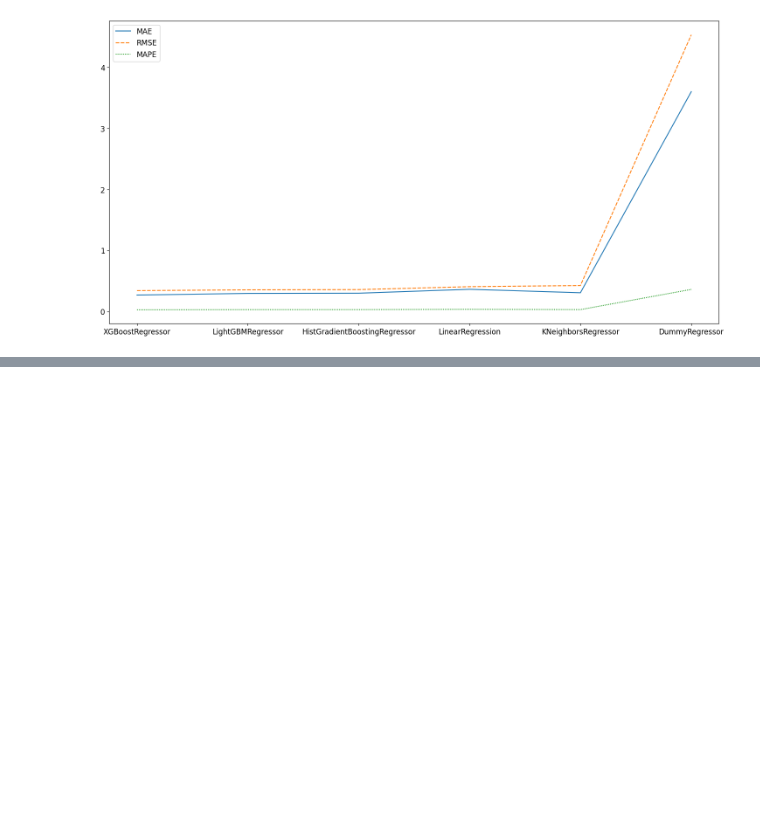
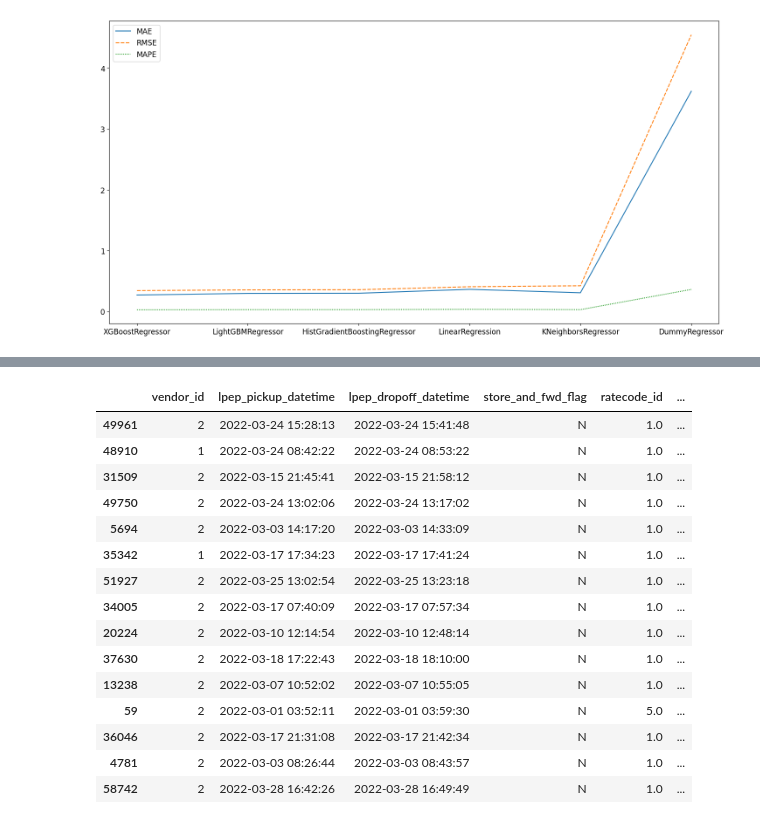
Before and after one commit to cenciati/predict-taxi-fare, a Jupyter notebook: notebooks/experiment-01.ipynb, the cells around one changed output, grey strips where cells are left out. Saved outputs shown, nothing was run; the diff lists cells and outputs as text; code cells hidden in the pictures; blank space fills up the shorter version.

```diff
--- a/notebooks/experiment-01.ipynb
+++ b/notebooks/experiment-01.ipynb
@@ -806,0 +1046,33 @@ sns.lineplot(data=df_model_comparison)
+# %%
+# Prepare final dataset to further analysis
+joined_test_data: pd.DataFrame = pd.merge( # Dataframe containing only rows with predictions
+    left=test_data,
+    right=X_test,
+    on="id",
+    how="inner",
+    suffixes=["", "_x"]
+)
+joined_test_data = joined_test_data.loc[:, test_data.columns] # Delete duplicated columns
+joined_test_data["predictions"] = y_hat
+joined_test_data.style.set_properties( # Highlight target columns
+    subset=["total_amount", "predictions"],
+    **{"background-color": "red"}
+)
+joined_test_data.sample(15)
+# %% [output]
+|  | vendor_id | lpep_pickup_datetime | lpep_dropoff_datetime | store_and_fwd_flag | ratecode_id | ... |
+| 49961 | 2 | 2022-03-24 15:28:13 | 2022-03-24 15:41:48 | N | 1.0 | ... |
+| 48910 | 1 | 2022-03-24 08:42:22 | 2022-03-24 08:53:22 | N | 1.0 | ... |
+| 31509 | 2 | 2022-03-15 21:45:41 | 2022-03-15 21:58:12 | N | 1.0 | ... |
+| 49750 | 2 | 2022-03-24 13:02:06 | 2022-03-24 13:17:02 | N | 1.0 | ... |
+| 5694 | 2 | 2022-03-03 14:17:20 | 2022-03-03 14:33:09 | N | 1.0 | ... |
+| 35342 | 1 | 2022-03-17 17:34:23 | 2022-03-17 17:41:24 | N | 1.0 | ... |
+| 51927 | 2 | 2022-03-25 13:02:54 | 2022-03-25 13:23:18 | N | 1.0 | ... |
+| 34005 | 2 | 2022-03-17 07:40:09 | 2022-03-17 07:57:34 | N | 1.0 | ... |
+| 20224 | 2 | 2022-03-10 12:14:54 | 2022-03-10 12:48:14 | N | 1.0 | ... |
+| 37630 | 2 | 2022-03-18 17:22:43 | 2022-03-18 18:10:00 | N | 1.0 | ... |
+| 13238 | 2 | 2022-03-07 10:52:02 | 2022-03-07 10:55:05 | N | 1.0 | ... |
+| 59 | 2 | 2022-03-01 03:52:11 | 2022-03-01 03:59:30 | N | 5.0 | ... |
+| 36046 | 2 | 2022-03-17 21:31:08 | 2022-03-17 21:42:34 | N | 1.0 | ... |
+| 4781 | 2 | 2022-03-03 08:26:44 | 2022-03-03 08:43:57 | N | 1.0 | ... |
+| 58742 | 2 | 2022-03-28 16:42:26 | 2022-03-28 16:49:49 | N | 1.0 | ... |
```
Also changed, not shown: parts of 34 cells of this notebook.
